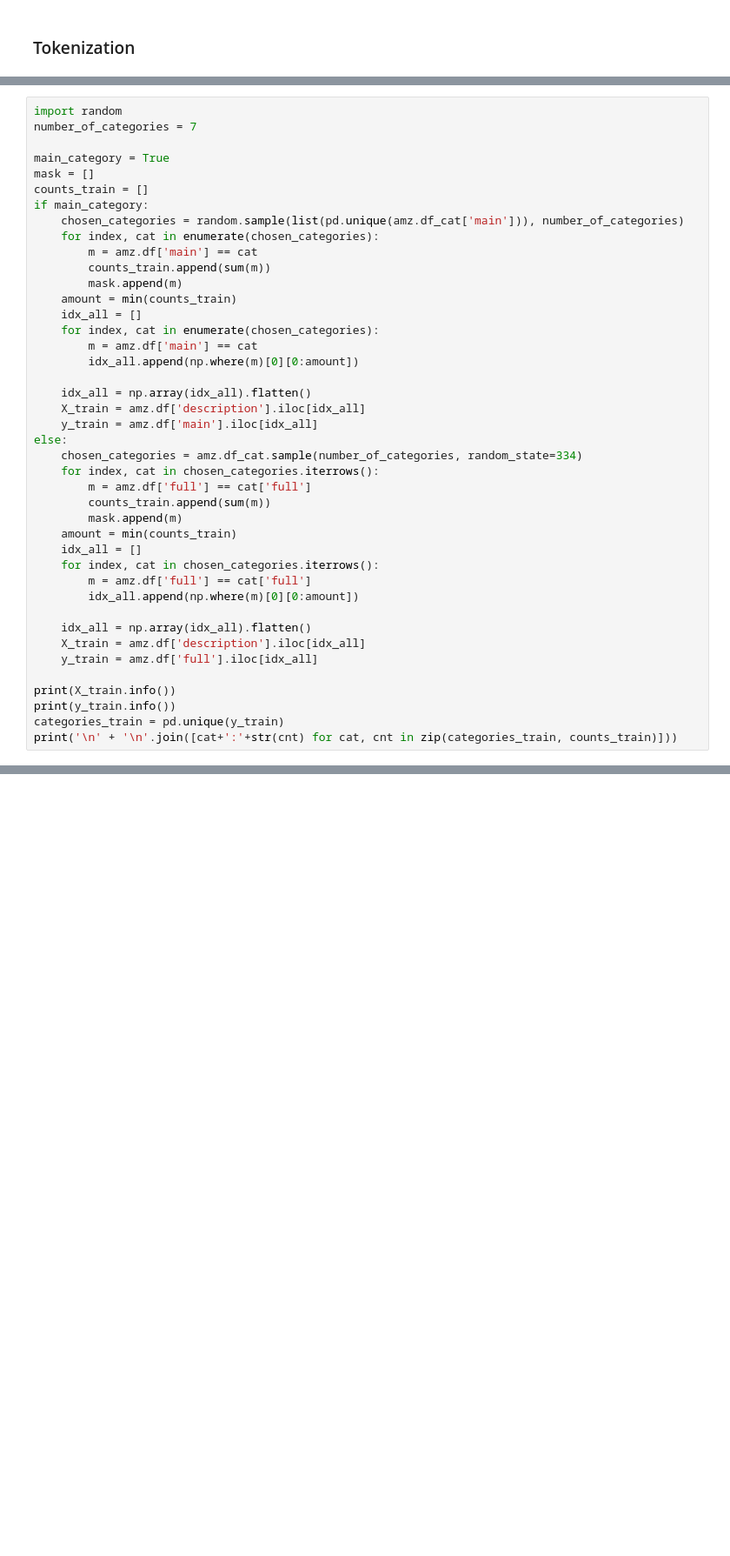
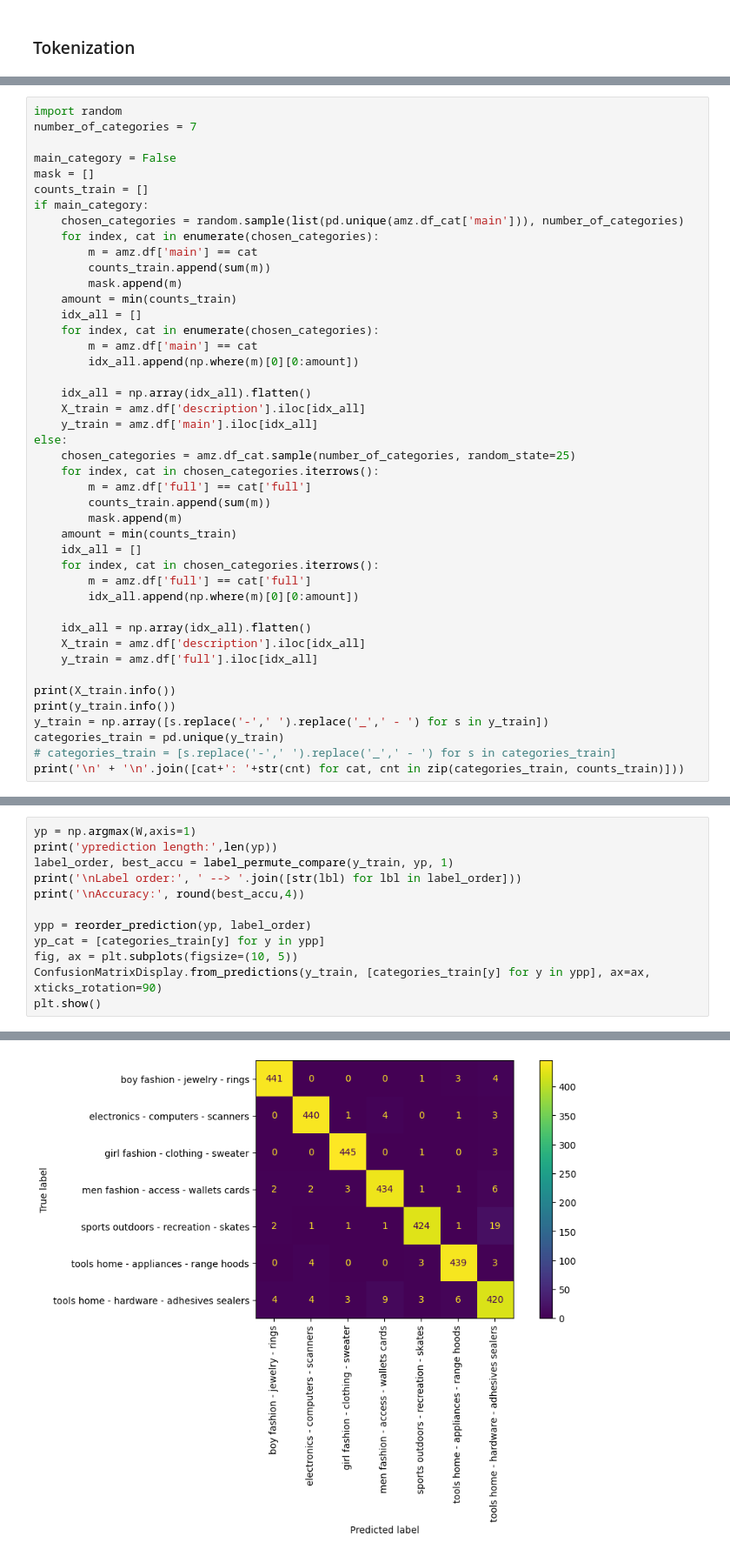
Before and after one commit to NikoKuu/unsupervised-algorithms-in-ml-final, a Jupyter notebook: Unsup_final_nk.ipynb, the cells around one changed output, grey strips where cells are left out. Shown: that part at 87% size. Cells and saved outputs as stored; diff of their text form; blank space fills up the shorter version.

```diff
--- a/Unsup_final_nk.ipynb
+++ b/Unsup_final_nk.ipynb
@@ -278,7 +333,7 @@ There are a few parameters to pay attention to.
 import random
 number_of_categories = 7
 
-main_category = True
+main_category = False
 mask = []
 counts_train = []
 if main_category:
@@ -297,7 +352,7 @@ if main_category:
     X_train = amz.df['description'].iloc[idx_all]
     y_train = amz.df['main'].iloc[idx_all]
 else:
-    chosen_categories = amz.df_cat.sample(number_of_categories, random_state=334)
+    chosen_categories = amz.df_cat.sample(number_of_categories, random_state=25)
     for index, cat in chosen_categories.iterrows():
         m = amz.df['full'] == cat['full']
         counts_train.append(sum(m))
@@ -314,7 +369,9 @@ else:
 
 print(X_train.info())
 print(y_train.info())
+y_train = np.array([s.replace('-',' ').replace('_',' - ') for s in y_train])
 categories_train = pd.unique(y_train)
-print('\n' + '\n'.join([cat+':'+str(cnt) for cat, cnt in zip(categories_train, counts_train)]))
+# categories_train = [s.replace('-',' ').replace('_',' - ') for s in categories_train]
+print('\n' + '\n'.join([cat+': '+str(cnt) for cat, cnt in zip(categories_train, counts_train)]))
 # %% [output]
 <class 'pandas.core.series.Series'>
@@ -528,0 +595,13 @@ Accuracy: 0.4771
+# %%
+yp = np.argmax(W,axis=1)
+print('yprediction length:',len(yp))
+label_order, best_accu = label_permute_compare(y_train, yp, 1)
+print('\nLabel order:', ' --> '.join([str(lbl) for lbl in label_order]))
+print('\nAccuracy:', round(best_accu,4))
+
+ypp = reorder_prediction(yp, label_order)
+yp_cat = [categories_train[y] for y in ypp]
+fig, ax = plt.subplots(figsize=(10, 5))
+ConfusionMatrixDisplay.from_predictions(y_train, [categories_train[y] for y in ypp], ax=ax, xticks_rotation=90)
+plt.show()
+# %% [output]
@@ -528,0 +613 @@ Accuracy: 0.4771
+[figure, added]
```
Also changed, not shown: parts of 52 cells of this notebook, 2 other files.
